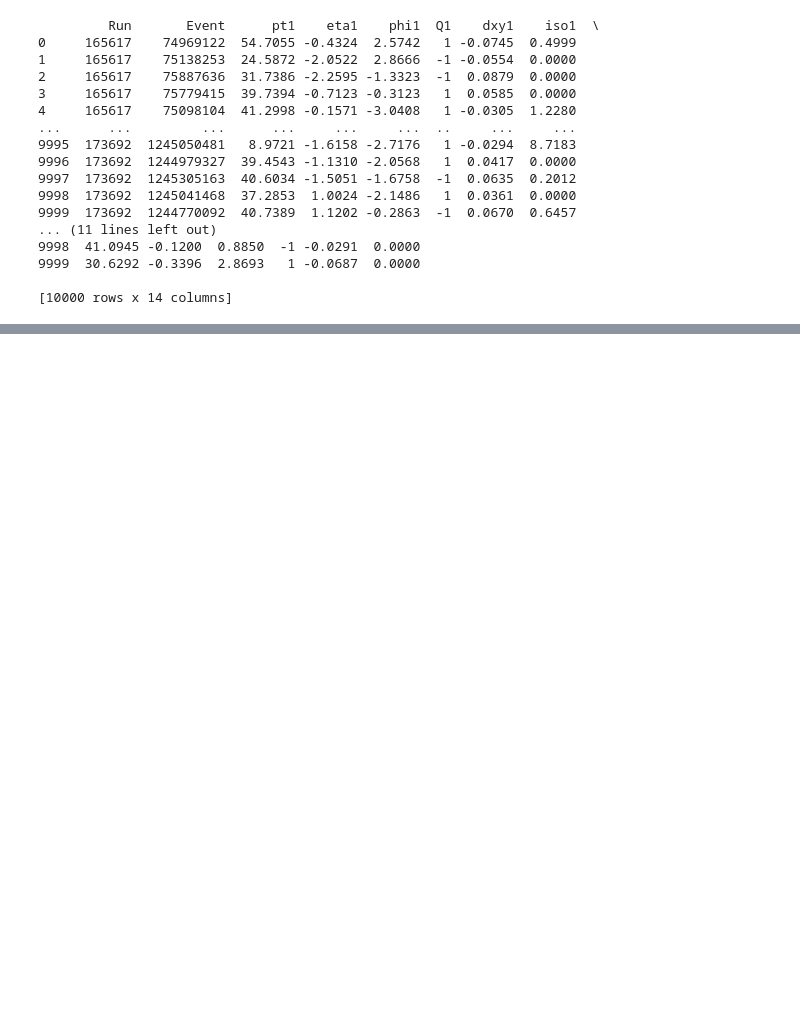
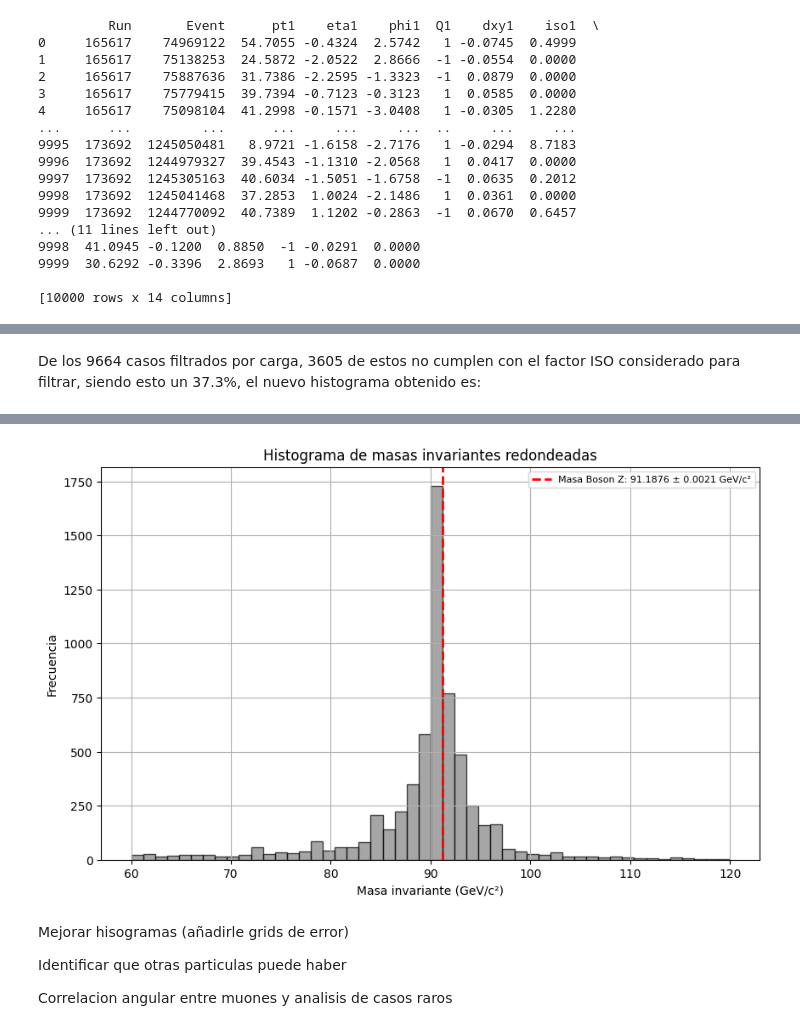
Before and after one commit to ProgramasParaFisicaDeParticulas/lecturadedatosabiertoscmszmumu-Zomeb0dy, a Jupyter notebook: Delfin2022_CMSOpenDataZtoMuMu.ipynb, the cells around one changed output, grey strips where cells are left out. Drawn from its saved outputs; the diff is of its cells as text; code cells hidden in the pictures; blank space fills up the shorter version.

```diff
--- a/Delfin2022_CMSOpenDataZtoMuMu.ipynb
+++ b/Delfin2022_CMSOpenDataZtoMuMu.ipynb
@@ -43,0 +333,20 @@ fig_5.show()
+# %%
+# Filtrar eventos donde iso1 < 1 Y iso2 < 1
+Filtro_ISO2 = eventos_Q_difs[
+    (eventos_Q_difs['iso1'] <= 0.5) &
+    (eventos_Q_difs['iso2'] <= 0.5)
+]
+
+# Calcular la masa invariante para estos eventos
+M_i4 = np.sqrt(
+    2 * Filtro_ISO2['pt1'] * Filtro_ISO2['pt2'] *
+    (np.cosh(Filtro_ISO2['eta1'] - Filtro_ISO2['eta2']) -
+     np.cos(Filtro_ISO2['phi1'] - Filtro_ISO2['phi2']))
+)
+
+print(Filtro_ISO)
+# Mostrar el número de eventos que cumplen el criterio
+print(f"Número de eventos con Q1 ≠ Q2 y aislamiento <= 1: {len(Filtro_ISO2)}")
+
+diff =len(eventos_Q_difs) - len(Filtro_ISO2)
+print("Diferencia entre los eventos filtrados por carga y filtrados por ISO:",diff)
@@ -43,0 +371,28 @@ fig_5.show()
+# %% [markdown]
+De los 9664 casos filtrados por carga, 3605 de estos no cumplen con el factor ISO considerado para filtrar, siendo esto un 37.3%, el nuevo histograma obtenido es:
+# %%
+M_R2 = np.round(M_i4)
+
+fig = px.histogram(
+    x=M_R2,
+    nbins=50,
+    labels={'x': 'Masa invariante [GeV/c²]', 'y': 'Eventos'},
+    title='Masa invariante para mejores candidatos para muones (Q1 ≠ Q2, iso <= 0.5)',
+    color_discrete_sequence=['orange']
+)
+fig.add_vline(x=91, line_dash="dash", line_color="red", annotation_text="Masa del Z (91 GeV)")
+fig.show()
+
+
+plt.figure(figsize=(10, 6))
+plt.hist(M_R2, bins=50, color='gray', edgecolor='black', alpha=0.7)
+
+plt.axvline(91.2, color='red', linestyle='dashed', linewidth=2,
+            label='Masa Boson Z: 91.1876 ± 0.0021 GeV/c²')
+plt.xlabel('Masa invariante (GeV/c²)')
+plt.ylabel('Frecuencia')
+plt.title('Histograma de masas invariantes redondeadas')
+plt.legend(fontsize=8)
+plt.grid(True)
+plt.show()
+# %% [output]
@@ -43,0 +400,7 @@ fig_5.show()
+[figure, added]
+# %% [markdown]
+Mejorar hisogramas (añadirle grids de error)
+
+Identificar que otras particulas puede haber
+
+Correlacion angular entre muones y analisis de casos raros
```
Also changed, not shown: parts of 25 cells of this notebook.
